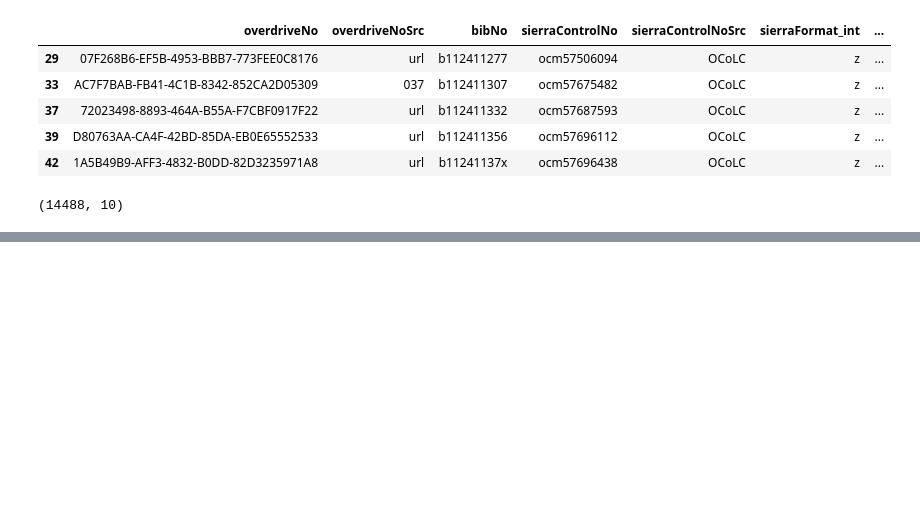
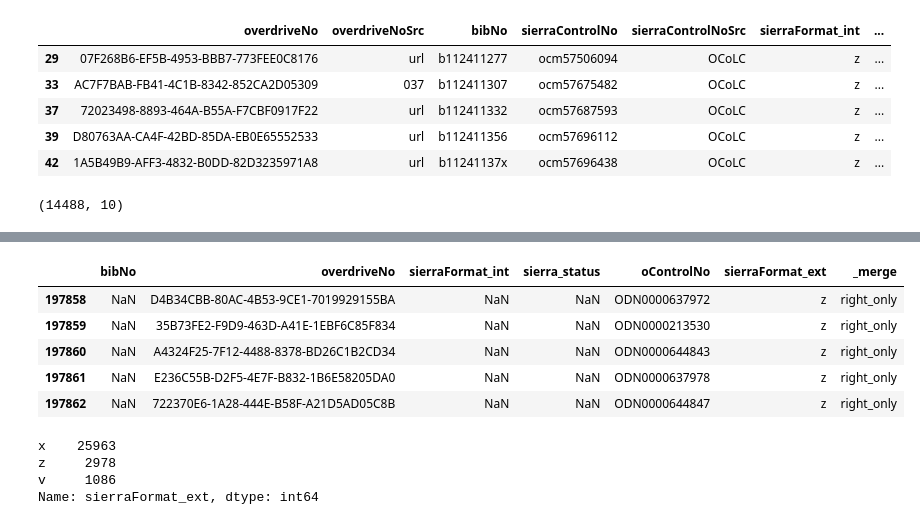
Before and after one commit to BookOps-CAT/Overdrive-MarcExpress, a Jupyter notebook: src/bpl-overdrive.ipynb, the cells around one changed output, grey strips where cells are left out. Saved outputs shown, nothing was run; the diff lists cells and outputs as text; code cells hidden in the pictures; blank space fills up the shorter version.

```diff
--- a/src/bpl-overdrive.ipynb
+++ b/src/bpl-overdrive.ipynb
@@ -223,0 +287,2 @@ df_expired[["overdriveNo", "bibNo"]].to_csv("./reports/BPL/expired-idsonly.csv",
+# %%
+missing_verified_df = multi_join_df[multi_join_df["_merge"] == "right_only"]
@@ -223,0 +293,16 @@ df_expired[["overdriveNo", "bibNo"]].to_csv("./reports/BPL/expired-idsonly.csv",
+# %%
+missing_verified_df.head()
+# %% [output]
+|  | bibNo | overdriveNo | sierraFormat_int | sierra_status | oControlNo | sierraFormat_ext | _merge |
+| 197858 | NaN | D4B34CBB-80AC-4B53-9CE1-7019929155BA | NaN | NaN | ODN0000637972 | z | right_only |
+| 197859 | NaN | 35B73FE2-F9D9-463D-A41E-1EBF6C85F834 | NaN | NaN | ODN0000213530 | z | right_only |
+| 197860 | NaN | A4324F25-7F12-4488-8378-BD26C1B2CD34 | NaN | NaN | ODN0000644843 | z | right_only |
+| 197861 | NaN | E236C55B-D2F5-4E7F-B832-1B6E58205DA0 | NaN | NaN | ODN0000637978 | z | right_only |
+| 197862 | NaN | 722370E6-1A28-444E-B58F-A21D5AD05C8B | NaN | NaN | ODN0000644847 | z | right_only |
+# %%
+missing_verified_df["sierraFormat_ext"].value_counts()
+# %% [output]
+x    25963
+z     2978
+v     1086
+Name: sierraFormat_ext, dtype: int64
```
Also changed, not shown: parts of 14 cells of this notebook, 7 other files.
